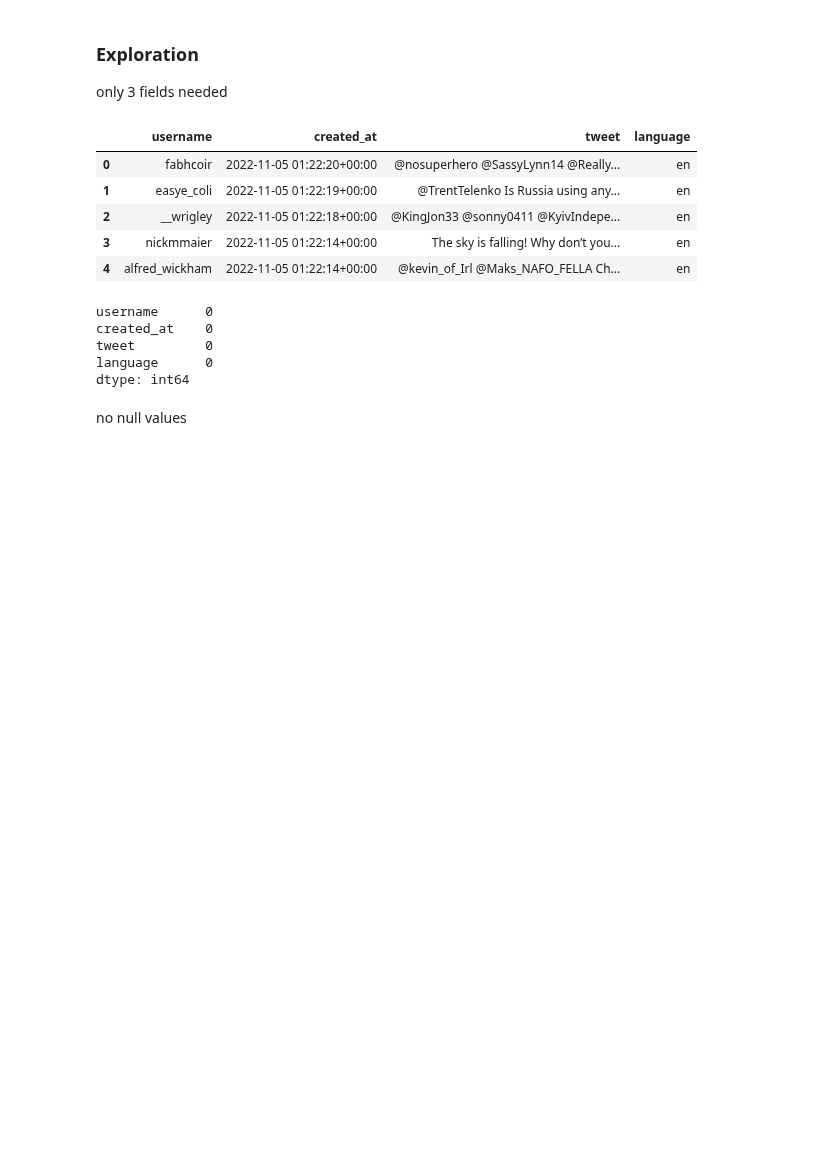
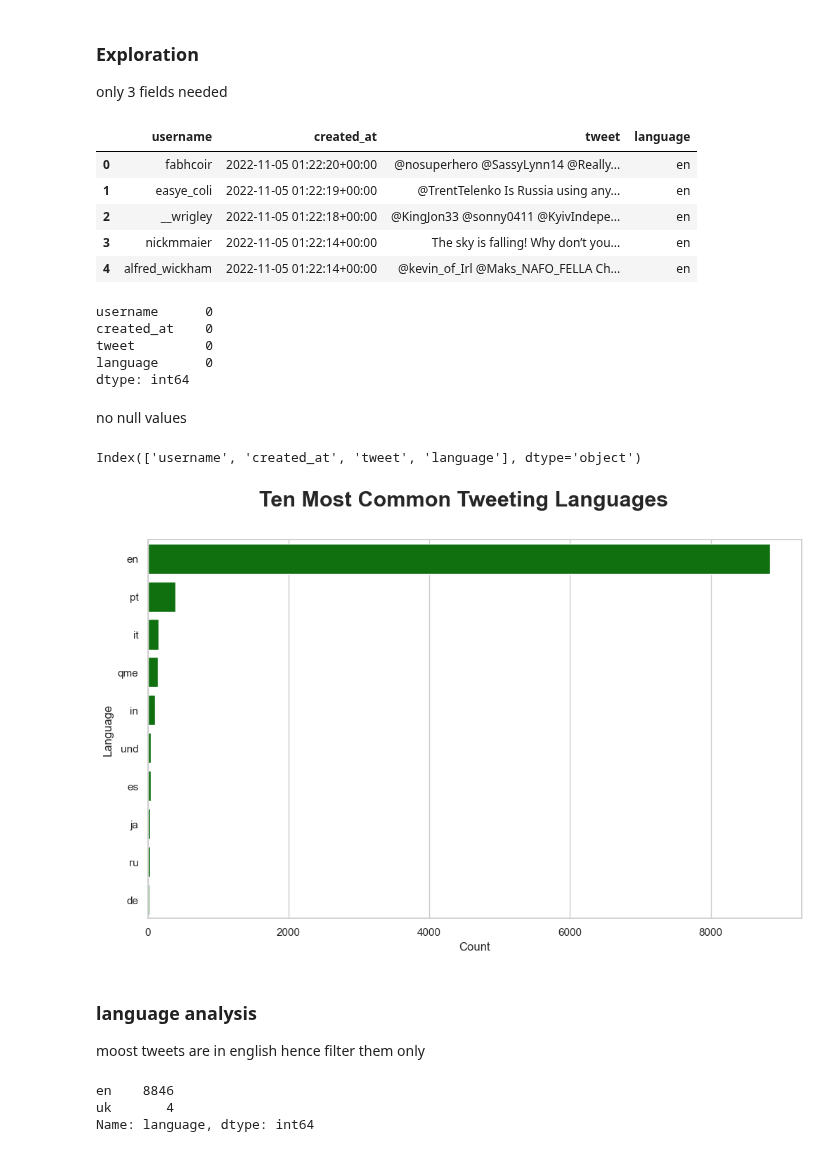
Before and after one commit to J-Kimani/DS, a Jupyter notebook: Projects/Russia Ukraine War Tweet Sentiment Analysis/rvu.ipynb, the cells around one changed output. Drawn from its saved outputs; the diff is of its cells as text; code cells hidden in the pictures; blank space fills up the shorter version.

```diff
--- a/Projects/Russia Ukraine War Tweet Sentiment Analysis/rvu.ipynb
+++ b/Projects/Russia Ukraine War Tweet Sentiment Analysis/rvu.ipynb
@@ -303,7 +303,7 @@ import seaborn as sns
 def draw_bar(data, title, ylabel):
     sns.set_theme(style='whitegrid')
     fig, ax = plt.subplots(figsize=(12,7))
-    sns.barplot(y=data.index.values, x='total', data=data, orient='h',color=XKCD_COLOR)
+    sns.barplot(y=data.index.values, x='total', data=data, orient='h',color= 'green')
     ax.set_yticklabels([label[0] for label in data.index.values])
     ax.set(xlabel='Count', ylabel=ylabel)
     fig.suptitle(title, fontsize=22, fontweight='bold')
@@ -311,16 +311,16 @@ def draw_bar(data, title, ylabel):
 def draw_language(data):
     sns.set_theme(style='whitegrid')
     fig, ax = plt.subplots(figsize=(12,7))
-    sns.barplot(data=data[:10], y='language', x='total', orient='h', color=XKCD_COLOR)
+    sns.barplot(data=data[:10], y='language', x='total', orient='h', color= 'green')
     ax.set(xlabel='Count', ylabel='Language')
-    fig.suptitle('10 Most Common Languages in Tweets', fontsize=22, fontweight='bold')
+    fig.suptitle('Ten Most Common Tweeting Languages', fontsize=22, fontweight='bold')
 
 def draw_user(data):
     sns.set_theme(style='whitegrid')
     fig, ax = plt.subplots(figsize=(12,7))
-    sns.barplot(data=data, y='username', x='total', orient='h', color=XKCD_COLOR)
+    sns.barplot(data=data, y='username', x='total', orient='h', color='green')
     ax.set(xlabel='Count', ylabel='User Name')
-    fig.suptitle('20 Most Common User Names', fontsize=22, fontweight='bold')
+    fig.suptitle('Twenty Most Common User Names', fontsize=22, fontweight='bold')
 # %% [markdown]
 ### create a method to extract to a list
 
@@ -464,3 +464,23 @@ language      0
 dtype: int64
 # %% [markdown]
 no null values
+# %%
+df3.columns
+# %% [output]
+Index(['username', 'created_at', 'tweet', 'language'], dtype='object')
+# %%
+lang = pd.DataFrame(df.language.value_counts().reset_index().values, columns= ['language', 'total'])
+draw_language(lang)
+# %% [output]
+[figure, added]
+# %% [markdown]
+### language analysis
+
+moost tweets are in english hence filter them only
+# %%
+df4 = df3.query("language == 'en' or language == 'uk'")
+df4.language.value_counts()
+# %% [output]
+en    8846
+uk       4
+Name: language, dtype: int64
```
Also changed, not shown: parts of 23 cells of this notebook.
